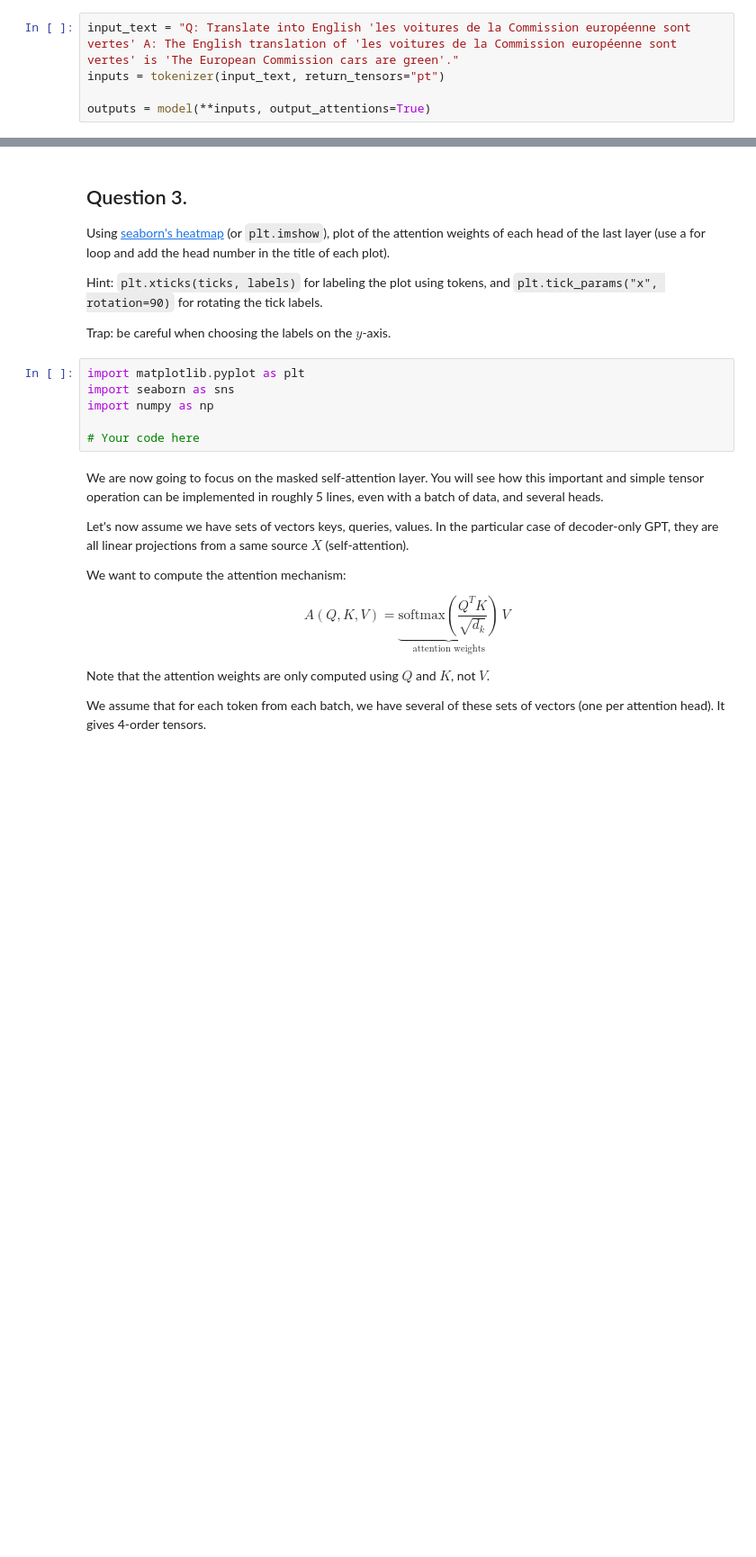
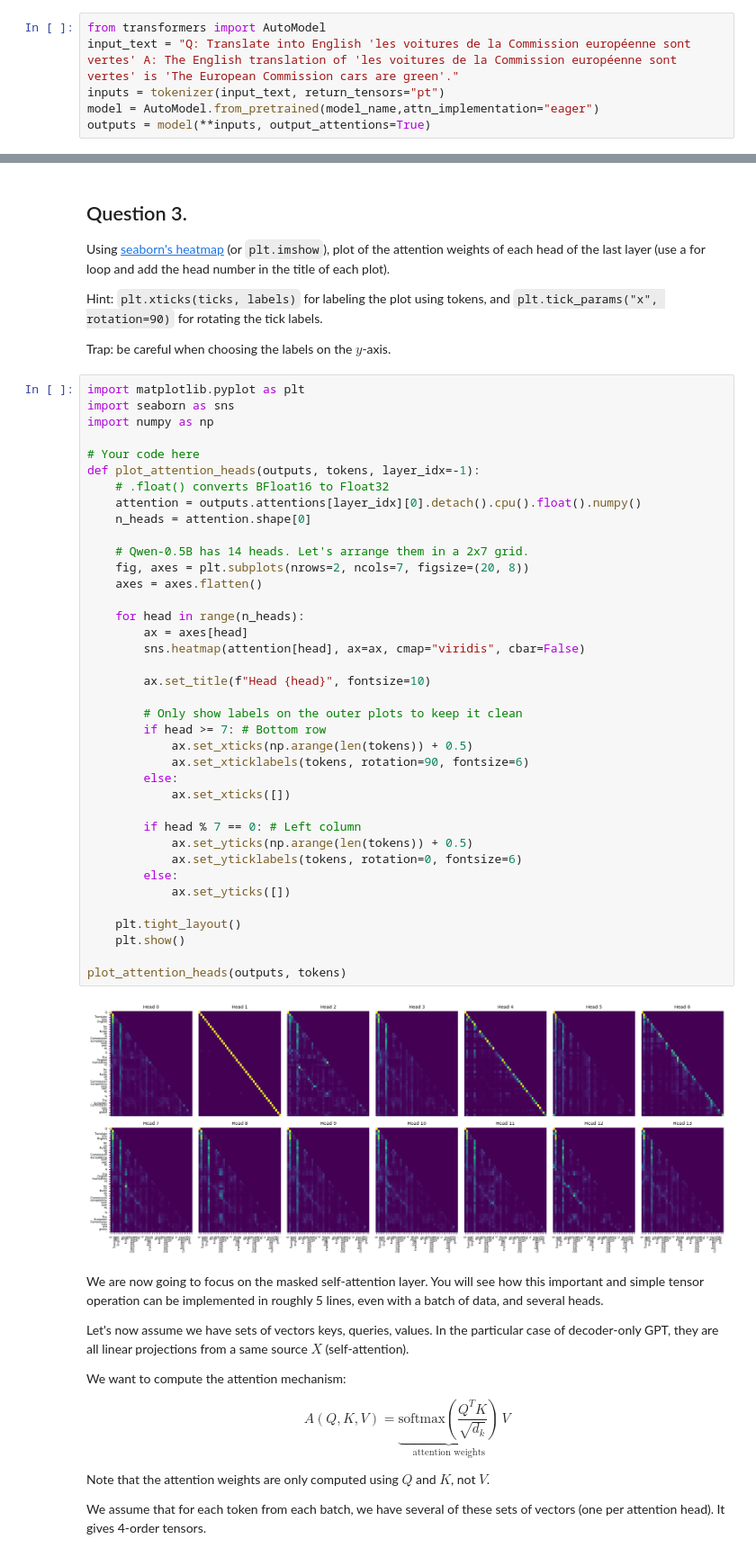
Before and after one commit to Tien-hd/TD5, a Jupyter notebook: TD5_2025_GPT.ipynb, the cells around one changed output, grey strips where cells are left out. Shown at 90% size. Cells and saved outputs as stored; diff of their text form; blank space fills up the shorter version.

```diff
--- a/TD5_2025_GPT.ipynb
+++ b/TD5_2025_GPT.ipynb
@@ -250,7 +337,8 @@ model.generate(
 # %%
+from transformers import AutoModel
 input_text = "Q: Translate into English 'les voitures de la Commission européenne sont vertes' A: The English translation of 'les voitures de la Commission européenne sont vertes' is 'The European Commission cars are green'."
 inputs = tokenizer(input_text, return_tensors="pt")
-
+model = AutoModel.from_pretrained(model_name,attn_implementation="eager")
 outputs = model(**inputs, output_attentions=True)
 # %% [markdown]
 Let's first display the tokens and put them into a list that will be useful for visualizing attention. What does outputs.attentions contain?
@@ -273,12 +383,46 @@ Using [seaborn's heatmap](https://seaborn.pydata.org/generated/seaborn.heatmap.h
 Hint: `plt.xticks(ticks, labels)` for labeling the plot using tokens, and `plt.tick_params("x", rotation=90)` for rotating the tick labels.
 
 Trap: be careful when choosing the labels on the $y$-axis.
-# %%
-import matplotlib.pyplot as plt
-import seaborn as sns
-import numpy as np
-
-# Your code here
+# %%
+import matplotlib.pyplot as plt
+import seaborn as sns
+import numpy as np
+
+# Your code here
+def plot_attention_heads(outputs, tokens, layer_idx=-1):
+    # .float() converts BFloat16 to Float32
+    attention = outputs.attentions[layer_idx][0].detach().cpu().float().numpy()
+    n_heads = attention.shape[0]
+
+    # Qwen-0.5B has 14 heads. Let's arrange them in a 2x7 grid.
+    fig, axes = plt.subplots(nrows=2, ncols=7, figsize=(20, 8))
+    axes = axes.flatten()
+
+    for head in range(n_heads):
+        ax = axes[head]
+        sns.heatmap(attention[head], ax=ax, cmap="viridis", cbar=False)
+
+        ax.set_title(f"Head {head}", fontsize=10)
+
+        # Only show labels on the outer plots to keep it clean
+        if head >= 7: # Bottom row
+            ax.set_xticks(np.arange(len(tokens)) + 0.5)
+            ax.set_xticklabels(tokens, rotation=90, fontsize=6)
+        else:
+            ax.set_xticks([])
+
+        if head % 7 == 0: # Left column
+            ax.set_yticks(np.arange(len(tokens)) + 0.5)
+            ax.set_yticklabels(tokens, rotation=0, fontsize=6)
+        else:
+            ax.set_yticks([])
+
+    plt.tight_layout()
+    plt.show()
+
+plot_attention_heads(outputs, tokens)
+# %% [output]
+[figure, added]
 # %% [markdown]
 We are now going to focus on the masked self-attention layer. You will see how this important and simple tensor operation can be implemented in roughly 5 lines, even with a batch of data, and several heads.
 
```
Also changed, not shown: parts of 24 cells of this notebook, 1 other file.
